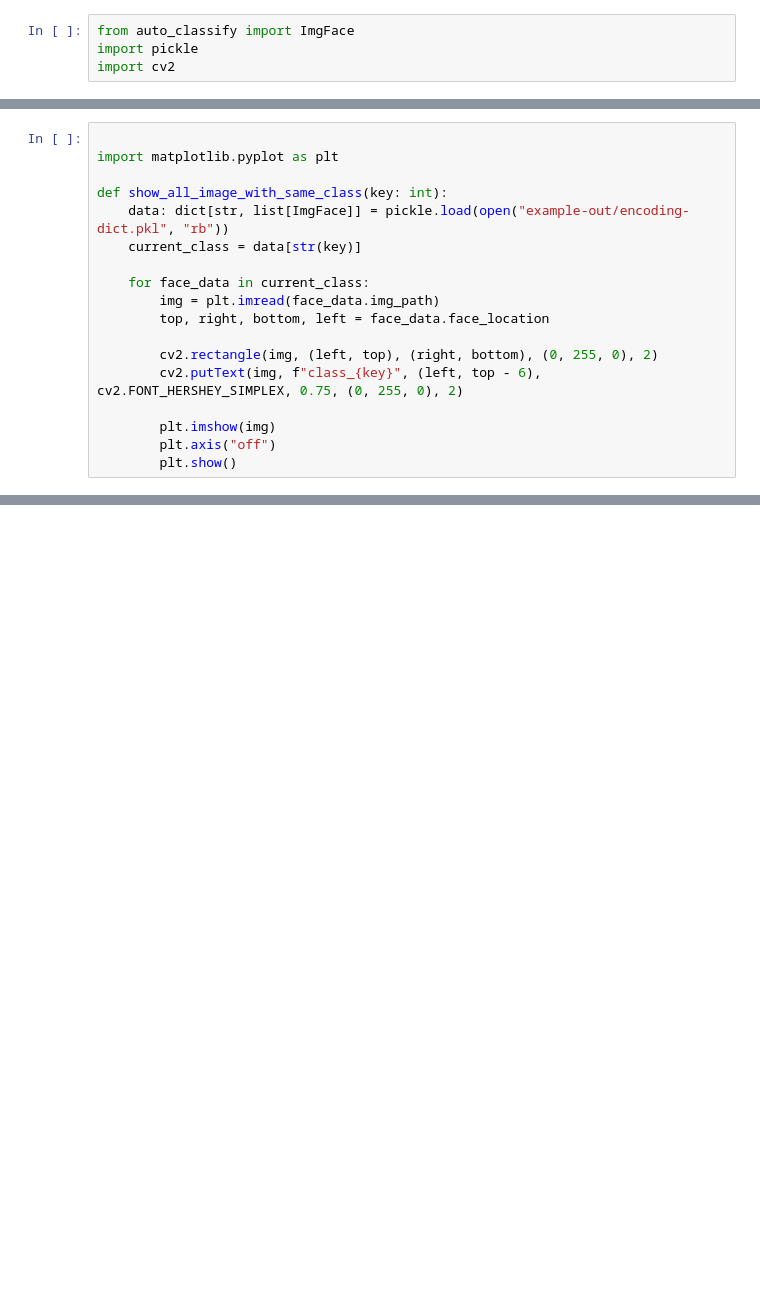
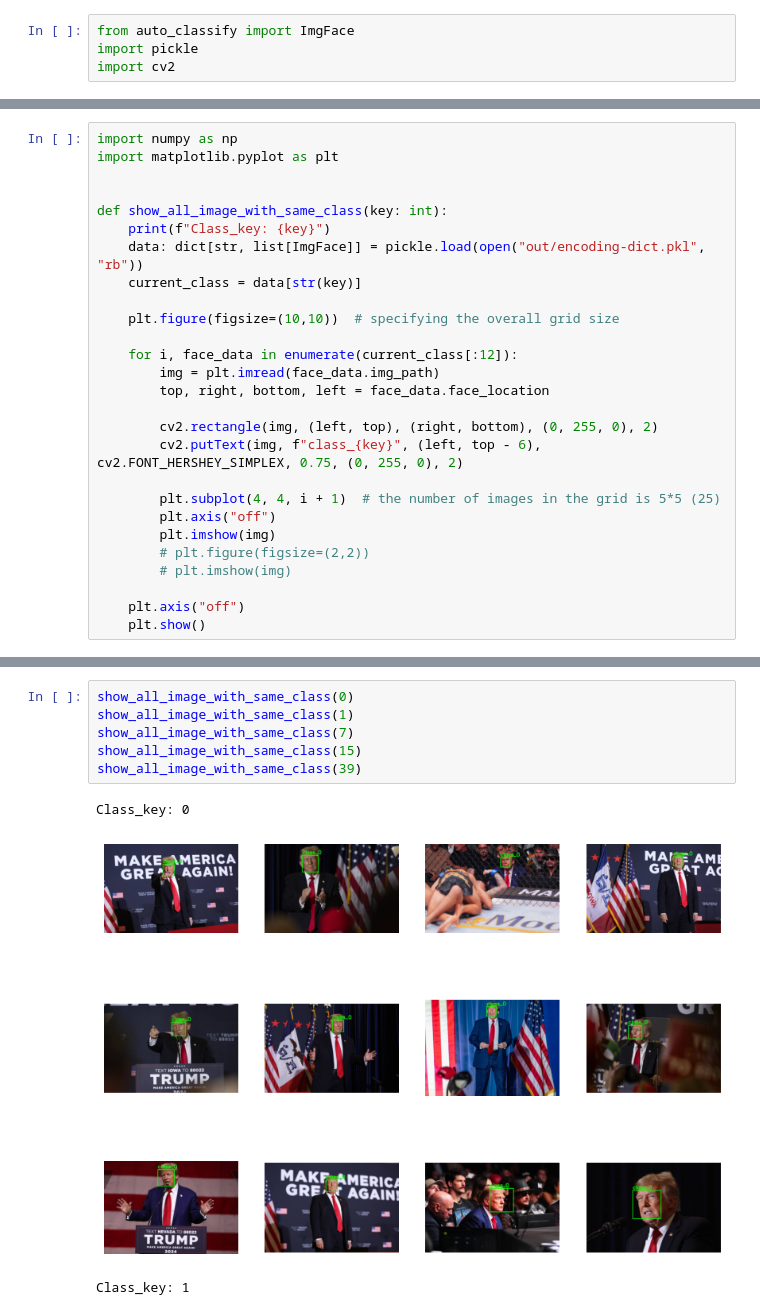
Before and after one commit to makaronma/auto-face-classifier, a Jupyter notebook: read_result.ipynb, the cells around one changed output, grey strips where cells are left out. Drawn from its saved outputs; the diff is of its cells as text; blank space fills up the shorter version.

Commit message:
plot results

```diff
--- a/read_result.ipynb
+++ b/read_result.ipynb
@@ -5,18 +7,27 @@ import cv2
 # %%
-
+import numpy as np
 import matplotlib.pyplot as plt
 
+
 def show_all_image_with_same_class(key: int):
-    data: dict[str, list[ImgFace]] = pickle.load(open("example-out/encoding-dict.pkl", "rb"))
+    print(f"Class_key: {key}")
+    data: dict[str, list[ImgFace]] = pickle.load(open("out/encoding-dict.pkl", "rb"))
     current_class = data[str(key)]
 
-    for face_data in current_class:
+    plt.figure(figsize=(10,10))  # specifying the overall grid size
+
+    for i, face_data in enumerate(current_class[:12]):
         img = plt.imread(face_data.img_path)
         top, right, bottom, left = face_data.face_location
 
         cv2.rectangle(img, (left, top), (right, bottom), (0, 255, 0), 2)
         cv2.putText(img, f"class_{key}", (left, top - 6), cv2.FONT_HERSHEY_SIMPLEX, 0.75, (0, 255, 0), 2)
 
+        plt.subplot(4, 4, i + 1)  # the number of images in the grid is 5*5 (25)
+        plt.axis("off")
         plt.imshow(img)
-        plt.axis("off")
-        plt.show()
+        # plt.figure(figsize=(2,2))
+        # plt.imshow(img)
+
+    plt.axis("off")
+    plt.show()
@@ -36,0 +34,10 @@ show_all_image_with_same_class(0)
+# %%
+show_all_image_with_same_class(0)
+show_all_image_with_same_class(1)
+show_all_image_with_same_class(7)
+show_all_image_with_same_class(15)
+show_all_image_with_same_class(39)
+# %% [output]
+Class_key: 0
+[figure, added]
+Class_key: 1
```
Also changed, not shown: parts of 9 cells of this notebook, 1 other file.
